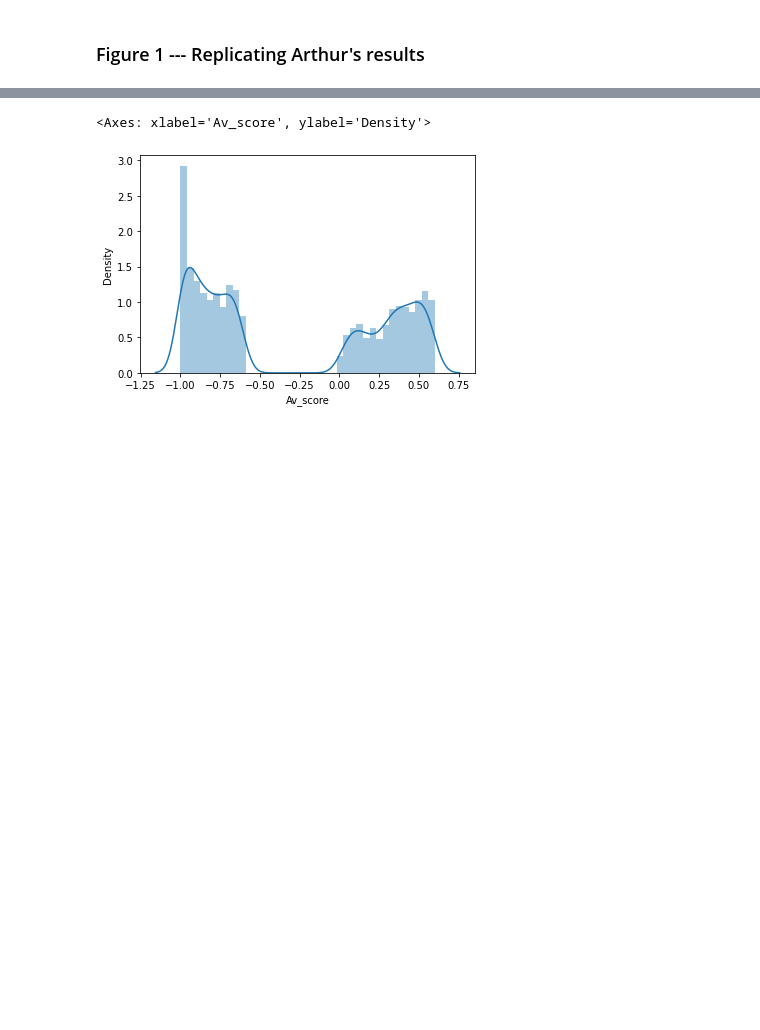
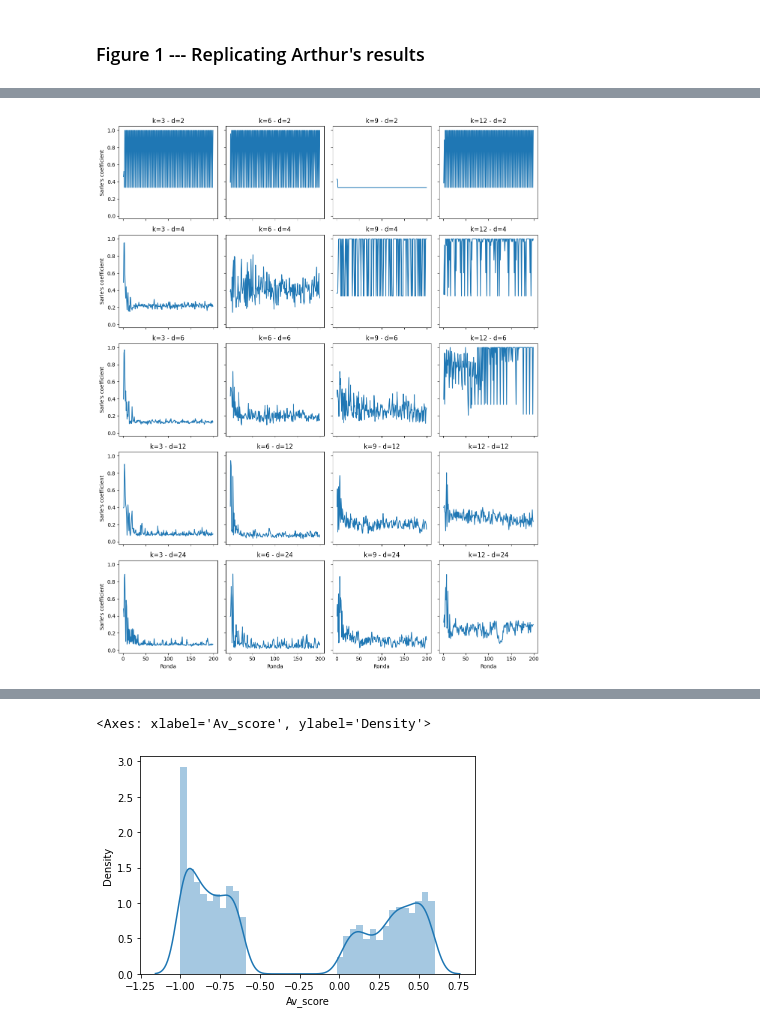
Before and after one commit to EAndrade-Lotero/ElFarolArthur, a Jupyter notebook: Figures.ipynb, the cells around one changed output, grey strips where cells are left out. Cells and saved outputs as stored; diff of their text form; code cells hidden in the pictures; blank space fills up the shorter version.

```diff
--- a/Figures.ipynb
+++ b/Figures.ipynb
@@ -121,3 +157,34 @@ for k, d in product(ks, ds):
+# %%
+# Esta celda muestra el barrido del Sarle coefficient
+
+fig, axes = plt.subplots(
+    len(ds), len(ks),
+    figsize=(3*len(ks),3*len(ds)),
+    tight_layout=True,
+    sharex=True, sharey=True
+)
+
+for k, d in product(ks, ds):
+    df_to_plot = df[(df['Memoria'] == d) & (df['Num_predic'] == k)]
+    df_to_plot['Prediccion_lag'] = df_to_plot.groupby(['Identificador','Agente'])['Prediccion'].transform('shift',1)
+    df_to_plot['Attendance'] = df_to_plot.groupby(['Identificador','Ronda'])['Estado'].transform('sum')
+
+    # Sarle's bimodality coefficient:
+    df2A = df_to_plot.groupby('Ronda').agg(
+        kurtosis=pd.NamedAgg(column="Prediccion_lag", aggfunc=lambda x: x.kurt()),
+        skewness=pd.NamedAgg(column="Prediccion_lag", aggfunc=lambda x: x.skew()),
+        count=pd.NamedAgg(column="Prediccion_lag", aggfunc=lambda x: x.count()),
+    )
+    df2A['sarle'] = (df2A['skewness'] ** 2 + 1) / (df2A['kurtosis'] + (3 * (df2A['count'] - 1) ** 2) / ((df2A['count'] - 2) * (df2A['count'] - 3)))
+
+    # Plot
+    idx_k = ks.index(k)
+    idx_d = ds.index(d)
+    sns.lineplot(x='Ronda', y='sarle', data=df2A, ax=axes[idx_d, idx_k])
+    axes[idx_d, idx_k].set_title(f'k={k} - d={d}')
+    axes[idx_d, idx_k].set_ylabel("Sarle's coefficient")
+# %% [output]
+[figure, added]
 # %%
 df2 = P.leer_datos([12],[12],[100],[100],
                     verb=False,muchos=False,cola=True,espejos=False)
```
Also changed, not shown: parts of 8 cells of this notebook, 1 other file.
